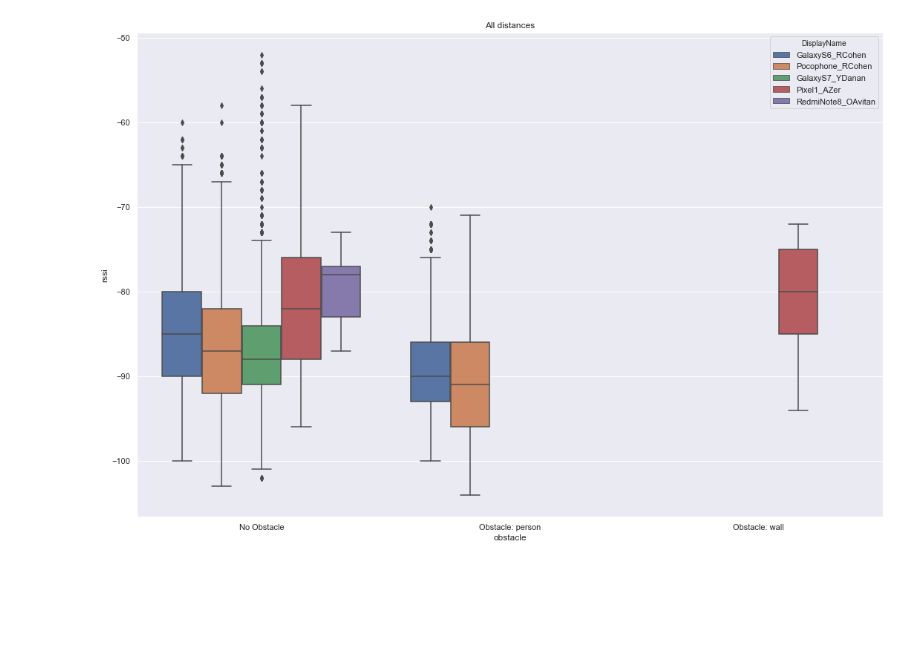
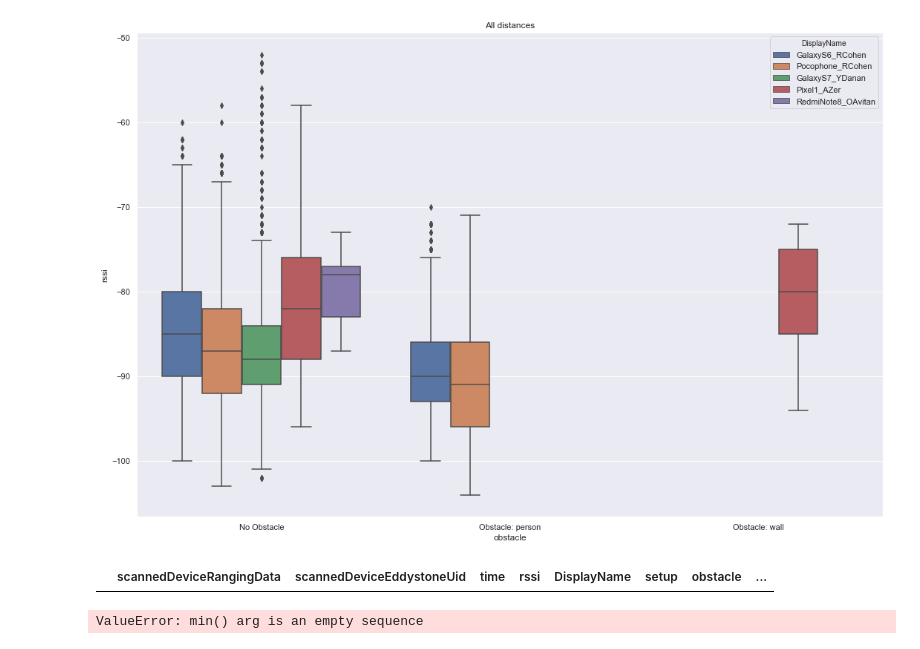
Before and after one commit to CylocTeam/BluetoothGeoClustering, a Jupyter notebook: BluetoothGeoClustering_python/DataAnalysis.ipynb, the cells around one changed output. Drawn from its saved outputs; the diff is of its cells as text; code cells hidden in the pictures; blank space fills up the shorter version.

```diff
--- a/BluetoothGeoClustering_python/DataAnalysis.ipynb
+++ b/BluetoothGeoClustering_python/DataAnalysis.ipynb
@@ -58,3 +63,18 @@ sns.boxplot(x=all_tag_measurements["obstacle"], y=all_tag_measurements["rssi"],
 # %% [output]
 Text(0.5, 1.0, 'All distances')
 [figure]
+# %%
+win_size_seconds = 20
+all_tag_rolling = run_rolling_func_df(all_tag_measurements, 'mean', 'DisplayName', 'rssi', win_size_seconds)
+obstacle = 'No Obstacle'
+
+show_measurements = all_tag_rolling.where(all_tag_measurements.obstacle == obstacle)
+show_measurements = show_measurements.dropna(how='any').reset_index(drop=True)
+show_measurements
+# %% [output]
+|  | scannedDeviceRangingData | scannedDeviceEddystoneUid | time | rssi | DisplayName | setup | obstacle | ... |
+# %%
+
+ax = sns.boxplot(x=np.round(show_measurements["distance"]*4)/4, y=show_measurements["rssi"], hue =show_measurements["DisplayName"] ).set_title(obstacle + "mean - All setups")
+# %% [output]
+ValueError: min() arg is an empty sequence
```
Also changed, not shown: parts of 3 cells of this notebook.
